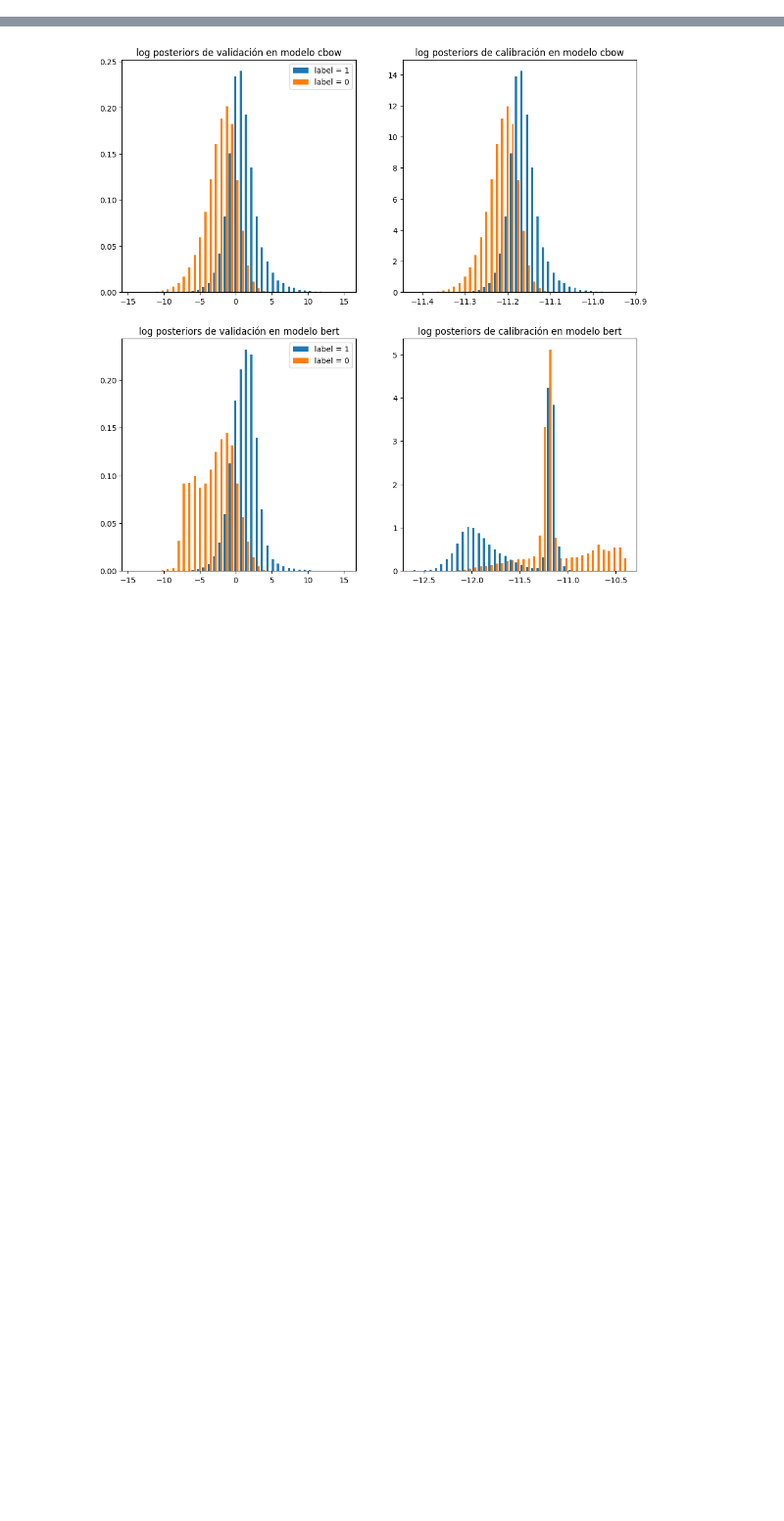
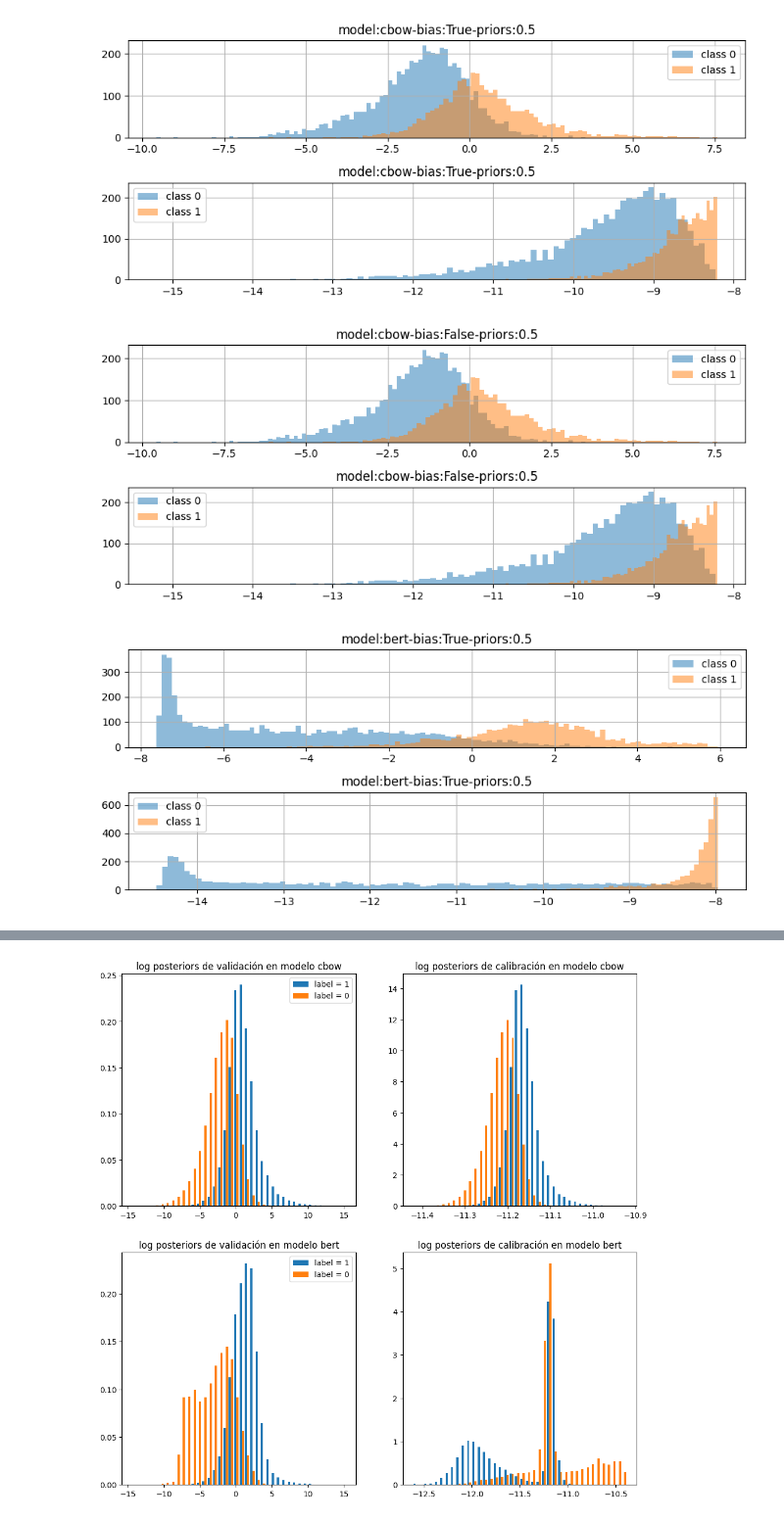
Before and after one commit to LautaroEst/calibration-ppd, a Jupyter notebook: experiments/01_calibrate_system/notebooks/analisis_resultados.ipynb, the cells around one changed output, grey strips where cells are left out. Shown at 98% size. Cells and saved outputs as stored; diff of their text form; code cells hidden in the pictures; blank space fills up the shorter version.

Commit message:
analisis de resultados. No anda la calibración

```diff
--- a/experiments/01_calibrate_system/notebooks/analisis_resultados.ipynb
+++ b/experiments/01_calibrate_system/notebooks/analisis_resultados.ipynb
@@ -6,0 +6,59 @@ from scipy.special import expit
+# %%
+def read_uncalibrated_outputs(model_name):
+    with open(f"../results/{model_name}/run00_0/00_Loading Predictions/output.pkl", "rb") as f:
+        results = pickle.load(f)
+    outputs = results["calibration_validation"]
+    logits = outputs.pop("logits")
+    logsigmoid = torch.nn.LogSigmoid()
+    logpost = logsigmoid(torch.from_numpy(logits)).numpy()
+    outputs["logpostiriors"] = logpost
+    return outputs
+
+def read_calibrated_outputs(model_name):
+    with open(f"../results/{model_name}/run00_0/01_Calibration/results.pkl", "rb") as f:
+        results = pickle.load(f)
+    return results
+
+def plot_logpostiriors_histograms(model_name):
+    nbins = 100
+    fig, ax = plt.subplots(2,1,figsize=(9,4))
+    for i, read_fn in enumerate([read_uncalibrated_outputs,read_calibrated_outputs]):
+        outputs = read_fn(model_name)
+        p = outputs["logpostiriors"]
+        l = outputs["labels"]
+        p_class0 = p[l == 0]
+        p_class1 = p[l == 1]
+        ax[i].hist(p_class0,bins=nbins,alpha=0.5,label="class 0")
+        ax[i].hist(p_class1,bins=nbins,alpha=0.5,label="class 1")
+        ax[i].grid(True)
+        ax[i].legend()
+
+def plot_llrs_histograms(model_name,prior_class1=0.5,title=""):
+    nbins = 100
+    fig, ax = plt.subplots(2,1,figsize=(9,4))
+    for i, read_fn in enumerate([read_uncalibrated_outputs,read_calibrated_outputs]):
+        outputs = read_fn(model_name)
+        p = np.exp(outputs["logpostiriors"])
+        llrs = np.log(p) - np.log(1-p) - (np.log(prior_class1) - np.log(1 - prior_class1))
+        l = outputs["labels"]
+        llrs_class0 = llrs[l == 0]
+        llrs_class1 = llrs[l == 1]
+        ax[i].hist(llrs_class0,bins=nbins,alpha=0.5,label="class 0")
+        ax[i].hist(llrs_class1,bins=nbins,alpha=0.5,label="class 1")
+        ax[i].grid(True)
+        ax[i].legend()
+        ax[i].set_title(title)
+
+    fig.tight_layout()
+
+for model_name in ["cbow", "bert"]:
+    for bias in [True, False]:
+        for priors in [None]:
+            # plot_logpostiriors_histograms(model_name)
+            if priors is None:
+                priors=0.5
+            plot_llrs_histograms(model_name,prior_class1=priors,title=f"model:{model_name}-bias:{bias}-priors:{priors}")
+# %% [output]
+[figure, added]
+[figure, added]
+[figure, added]
```
Also changed, not shown: parts of 2 cells of this notebook, 21 other files.
